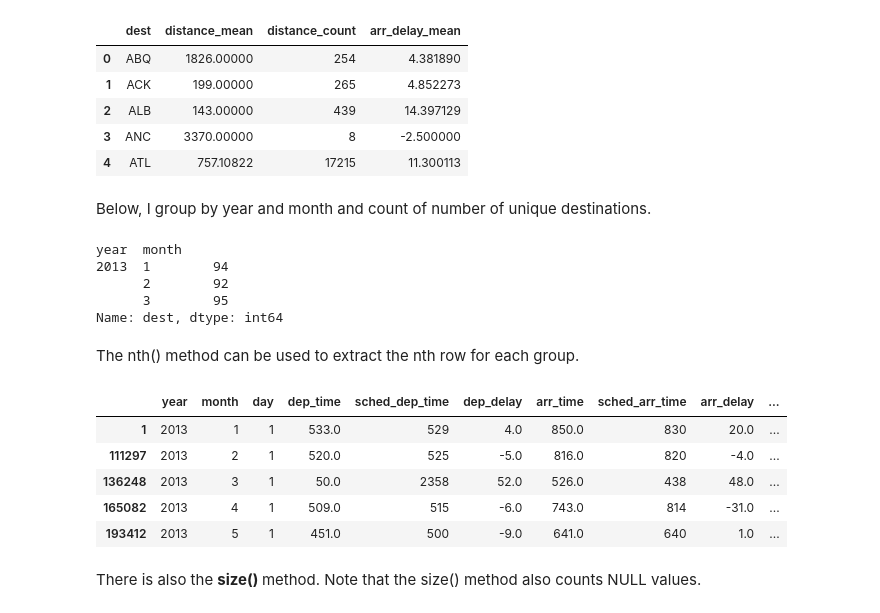
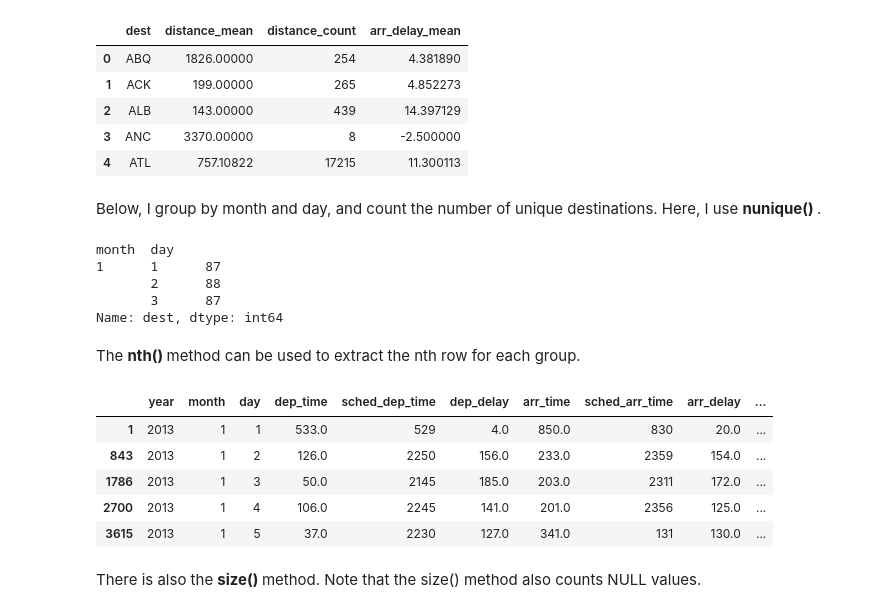
Before and after one commit to niradsp/Python-for-Data-Analysis, a Jupyter notebook: Session_1c.ipynb, the cells around one changed output. Drawn from its saved outputs; the diff is of its cells as text; code cells hidden in the pictures.

```diff
--- a/Session_1c.ipynb
+++ b/Session_1c.ipynb
@@ -217,26 +223,26 @@ avg_distance_arr_delay.head()
 | 3 | ANC | 3370.00000 | 8 | -2.500000 |
 | 4 | ATL | 757.10822 | 17215 | 11.300113 |
 # %% [markdown]
-Below, I group by year and month and count of number of unique destinations.
+Below, I group by month and day, and count the number of unique destinations. Here, I use <b> nunique() </b>.
 # %%
-flights.groupby(["year","month"]).dest.nunique().head(3)
+flights.groupby(["month","day"]).dest.nunique().head(3)
 # %% [output]
-year  month
-2013  1        94
-      2        92
-      3        95
+month  day
+1      1      87
+       2      88
+       3      87
 Name: dest, dtype: int64
 # %% [markdown]
-The nth() method can be used to extract the nth row for each group.
+The <b> nth() </b> method can be used to extract the nth row for each group.
 # %%
-flights.groupby(["year","month"]).nth(1).sort_values(["year","month","day"]).head(5)
+flights.groupby(["month","day"]).nth(1).sort_values(["year","month","day"]).head(5)
 # %% [output]
 |  | year | month | day | dep_time | sched_dep_time | dep_delay | arr_time | sched_arr_time | arr_delay | ... |
 | 1 | 2013 | 1 | 1 | 533.0 | 529 | 4.0 | 850.0 | 830 | 20.0 | ... |
-| 111297 | 2013 | 2 | 1 | 520.0 | 525 | -5.0 | 816.0 | 820 | -4.0 | ... |
-| 136248 | 2013 | 3 | 1 | 50.0 | 2358 | 52.0 | 526.0 | 438 | 48.0 | ... |
-| 165082 | 2013 | 4 | 1 | 509.0 | 515 | -6.0 | 743.0 | 814 | -31.0 | ... |
-| 193412 | 2013 | 5 | 1 | 451.0 | 500 | -9.0 | 641.0 | 640 | 1.0 | ... |
+| 843 | 2013 | 1 | 2 | 126.0 | 2250 | 156.0 | 233.0 | 2359 | 154.0 | ... |
+| 1786 | 2013 | 1 | 3 | 50.0 | 2145 | 185.0 | 203.0 | 2311 | 172.0 | ... |
+| 2700 | 2013 | 1 | 4 | 106.0 | 2245 | 141.0 | 201.0 | 2356 | 125.0 | ... |
+| 3615 | 2013 | 1 | 5 | 37.0 | 2230 | 127.0 | 341.0 | 131 | 130.0 | ... |
 # %% [markdown]
 There is also the <b> size() </b> method.  Note that the size() method also counts NULL values.
 # %%
```
Also changed, not shown: parts of 20 cells of this notebook, 2 other files.
